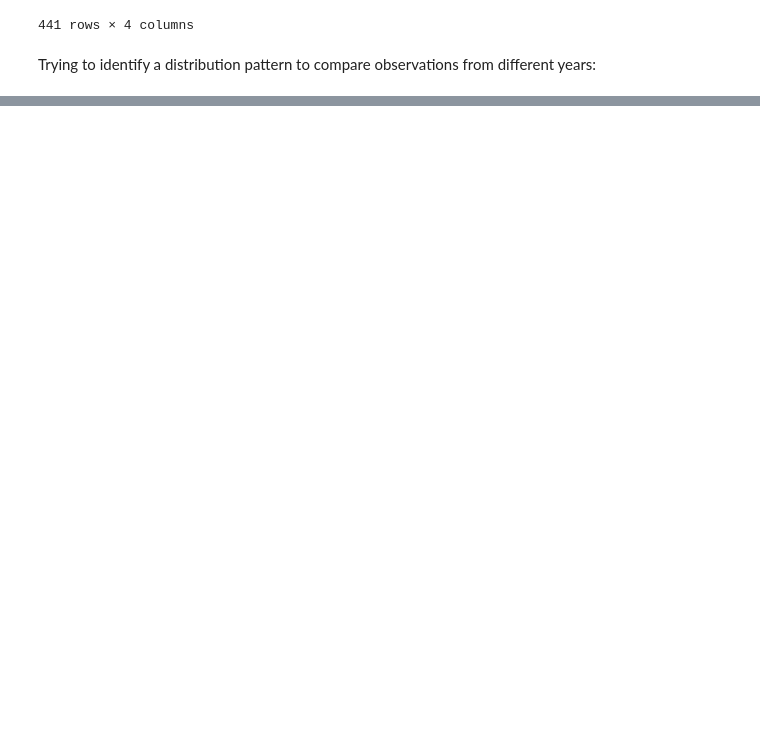
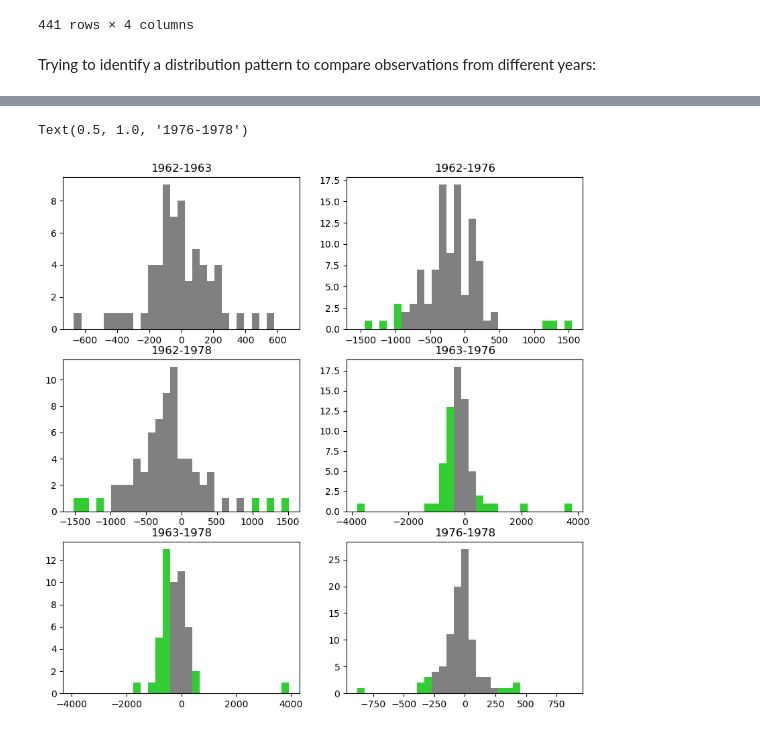
Before and after one commit to lorisdanjou/Svalbard_calving_fronts_1936-1978_data_analysis, a Jupyter notebook: results.ipynb, the cells around one changed output, grey strips where cells are left out. Cells and saved outputs as stored; diff of their text form; code cells hidden in the pictures; blank space fills up the shorter version.

```diff
--- a/results.ipynb
+++ b/results.ipynb
@@ -363,0 +442,68 @@ for i in range(len(results)):
+# %%
+fig, axs = plt.subplots(ncols=2, nrows=3, figsize=(10, 10))
+
+valid_color = "limegreen"
+nbins = 30
+
+years = (1962, 1963)
+d = results.loc[results.years == years].mean_distance
+N, bins, patches = axs[0, 0].hist(d, color="gray", bins=np.linspace(-np.abs(d).max(), np.abs(d).max(), nbins))
+uncertainty = uncertainties.loc[uncertainties.years == years]["2_sigma_dist"].values[0]
+bins = np.array(bins) + (bins[1] - bins[0])/2  # shift bins to the center
+for i in range(len(patches)):
+    if np.abs(bins[i]) >= uncertainty:
+        patches[i].set_facecolor(valid_color)
+axs[0, 0].set_title(f"{years[0]}-{years[1]}")
+
+years = (1962, 1976)
+d = results.loc[results.years == years].mean_distance
+N, bins, patches = axs[0, 1].hist(d, color="gray", bins=np.linspace(-np.abs(d).max(), np.abs(d).max(), nbins))
+uncertainty = uncertainties.loc[uncertainties.years == years]["2_sigma_dist"].values[0]
+bins = np.array(bins) + (bins[1] - bins[0])/2
+for i in range(len(patches)):
+    if np.abs(bins[i]) >= uncertainty:
+        patches[i].set_facecolor(valid_color)
+axs[0, 1].set_title(f"{years[0]}-{years[1]}")
+
+years = (1962, 1978)
+d = results.loc[results.years == years].mean_distance
+N, bins, patches = axs[1, 0].hist(d, color="gray", bins=np.linspace(-np.abs(d).max(), np.abs(d).max(), nbins))
+uncertainty = uncertainties.loc[uncertainties.years == years]["2_sigma_dist"].values[0]
+bins = np.array(bins) + (bins[1] - bins[0])/2
+for i in range(len(patches)):
+    if np.abs(bins[i]) >= uncertainty:
+        patches[i].set_facecolor(valid_color)
+axs[1, 0].set_title(f"{years[0]}-{years[1]}")
+
+years = (1963, 1976)
+d = results.loc[results.years == years].mean_distance
+N, bins, patches = axs[1, 1].hist(d, color="gray", bins=np.linspace(-np.abs(d).max(), np.abs(d).max(), nbins))
+uncertainty = uncertainties.loc[uncertainties.years == years]["2_sigma_dist"].values[0]
+bins = np.array(bins) + (bins[1] - bins[0])/2
+for i in range(len(patches)):
+    if np.abs(bins[i]) >= uncertainty:
+        patches[i].set_facecolor(valid_color)
+axs[1, 1].set_title(f"{years[0]}-{years[1]}")
+
+years = (1963, 1978)
+d = results.loc[results.years == years].mean_distance
+N, bins, patches = axs[2, 0].hist(d, color="gray", bins=np.linspace(-np.abs(d).max(), np.abs(d).max(), nbins))
+uncertainty = uncertainties.loc[uncertainties.years == years]["2_sigma_dist"].values[0]
+bins = np.array(bins) + (bins[1] - bins[0])/2
+for i in range(len(patches)):
+    if np.abs(bins[i]) >= uncertainty:
+        patches[i].set_facecolor(valid_color)
+axs[2, 0].set_title(f"{years[0]}-{years[1]}")
+
+years = (1976, 1978)
+d = results.loc[results.years == years].mean_distance
+N, bins, patches = axs[2, 1].hist(d, color="gray", bins=np.linspace(-np.abs(d).max(), np.abs(d).max(), nbins))
+uncertainty = uncertainties.loc[uncertainties.years == years]["2_sigma_dist"].values[0]
+bins = np.array(bins) + (bins[1] - bins[0])/2
+for i in range(len(patches)):
+    if np.abs(bins[i]) >= uncertainty:
+        patches[i].set_facecolor(valid_color)
+axs[2, 1].set_title(f"{years[0]}-{years[1]}")
+# %% [output]
+Text(0.5, 1.0, '1976-1978')
+[figure, added]
```
Also changed, not shown: parts of 12 cells of this notebook.
